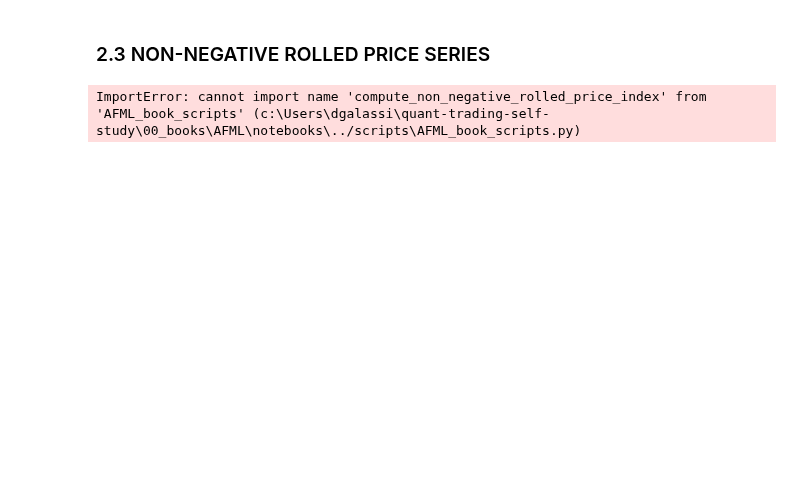
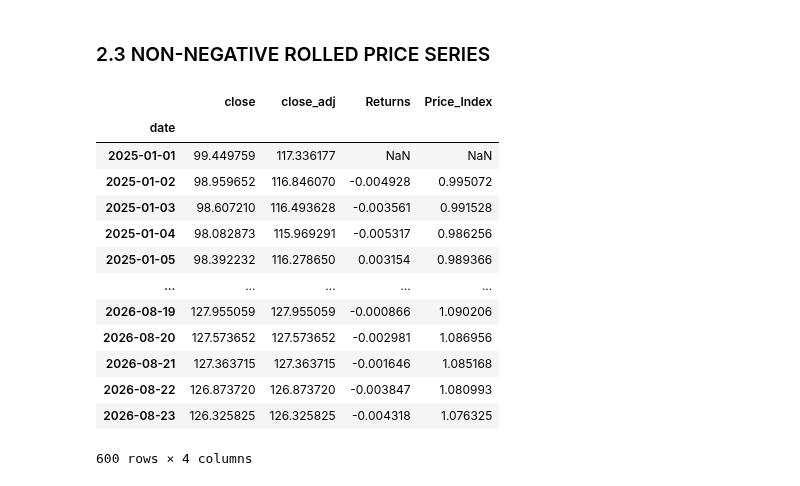
Before and after one commit to dgalassi99/quant-lab, a Jupyter notebook: 00_books/AFML/notebooks/AFML_tests.ipynb, the cells around one changed output. Drawn from its saved outputs; the diff is of its cells as text; code cells hidden in the pictures; blank space fills up the shorter version.

```diff
--- a/00_books/AFML/notebooks/AFML_tests.ipynb
+++ b/00_books/AFML/notebooks/AFML_tests.ipynb
@@ -90,9 +91,22 @@ plt.show()
 # %%
 from AFML_book_scripts import compute_non_negative_rolled_price_index
 
 synthetic_df = generate_synthetic_futures_data()
 rolled_df = compute_non_negative_rolled_price_index(synthetic_df)
-rolled_df[['close', 'close_adj', 'Returns', 'Price_Index']].head()
+rolled_df[['close', 'close_adj', 'Returns', 'Price_Index']]
 # %% [output]
+|  | close | close_adj | Returns | Price_Index |
+| date |  |  |  |  |
+| 2025-01-01 | 99.449759 | 117.336177 | NaN | NaN |
+| 2025-01-02 | 98.959652 | 116.846070 | -0.004928 | 0.995072 |
+| 2025-01-03 | 98.607210 | 116.493628 | -0.003561 | 0.991528 |
+| 2025-01-04 | 98.082873 | 115.969291 | -0.005317 | 0.986256 |
+| 2025-01-05 | 98.392232 | 116.278650 | 0.003154 | 0.989366 |
+| ... | ... | ... | ... | ... |
+| 2026-08-19 | 127.955059 | 127.955059 | -0.000866 | 1.090206 |
+| 2026-08-20 | 127.573652 | 127.573652 | -0.002981 | 1.086956 |
+| 2026-08-21 | 127.363715 | 127.363715 | -0.001646 | 1.085168 |
+| 2026-08-22 | 126.873720 | 126.873720 | -0.003847 | 1.080993 |
+| 2026-08-23 | 126.325825 | 126.325825 | -0.004318 | 1.076325 |
-ImportError: cannot import name 'compute_non_negative_rolled_price_index' from 'AFML_book_scripts' (c:\Users\dgalassi\quant-trading-self-study\00_books\AFML\notebooks\../scripts\AFML_book_scripts.py)
+600 rows × 4 columns
 # %% [markdown]
```
Also changed, not shown: parts of 23 cells of this notebook, 1 other file.
